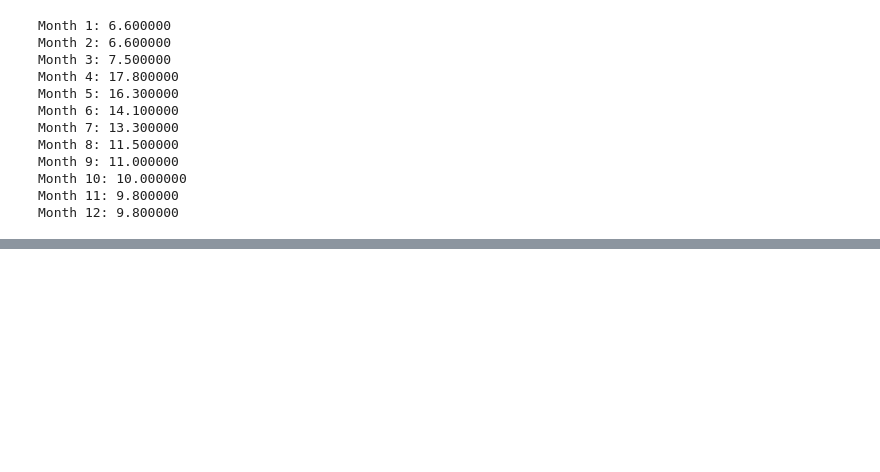
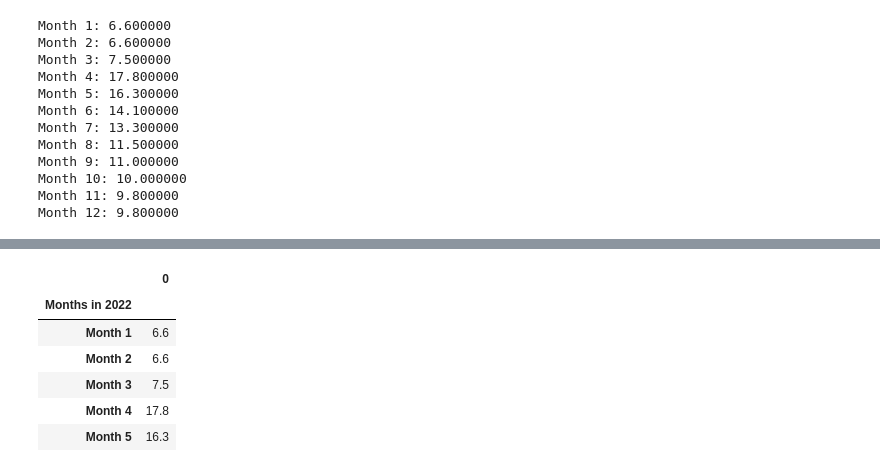
Before and after one commit to echoqshen/Final_project, a Jupyter notebook: Arima_Test_1.ipynb, the cells around one changed output, grey strips where cells are left out. Saved outputs shown, nothing was run; the diff lists cells and outputs as text; code cells hidden in the pictures; blank space fills up the shorter version.

```diff
--- a/Arima_Test_1.ipynb
+++ b/Arima_Test_1.ipynb
@@ -242,3 +243,13 @@ Month 9: 11.000000
 Month 10: 10.000000
 Month 11: 9.800000
 Month 12: 9.800000
+# %%
+dicts = {}
+
+keys = ['Month 1', 'Month 2', 'Month 3', 'Month 4', 'Month 5', 'Month 6', 'Month 7', 'Month 8', 'Month 9', 'Month 10',
+       'Month 11', 'Month 12']
+values = ["6.6", "6.6", "7.5", "17.8", "16.3", "14.1", "13.3", "11.5", "11.0", "10.0", "9.8", "9.8"]
+
+for i in range(len(keys)):
+    dicts[keys[i]] = values[i]
+print(dicts)
@@ -244,0 +258,2 @@ Month 12: 9.800000
+# %%
+df = pd.DataFrame.from_dict(dicts, orient='index')
@@ -244,0 +269,12 @@ Month 12: 9.800000
+# %%
+df.index.rename('Months in 2022', inplace=True)
+# %%
+df.head()
+# %% [output]
+|  | 0 |
+| Months in 2022 |  |
+| Month 1 | 6.6 |
+| Month 2 | 6.6 |
+| Month 3 | 7.5 |
+| Month 4 | 17.8 |
+| Month 5 | 16.3 |
```
Also changed, not shown: parts of 8 cells of this notebook, 1 other file.
